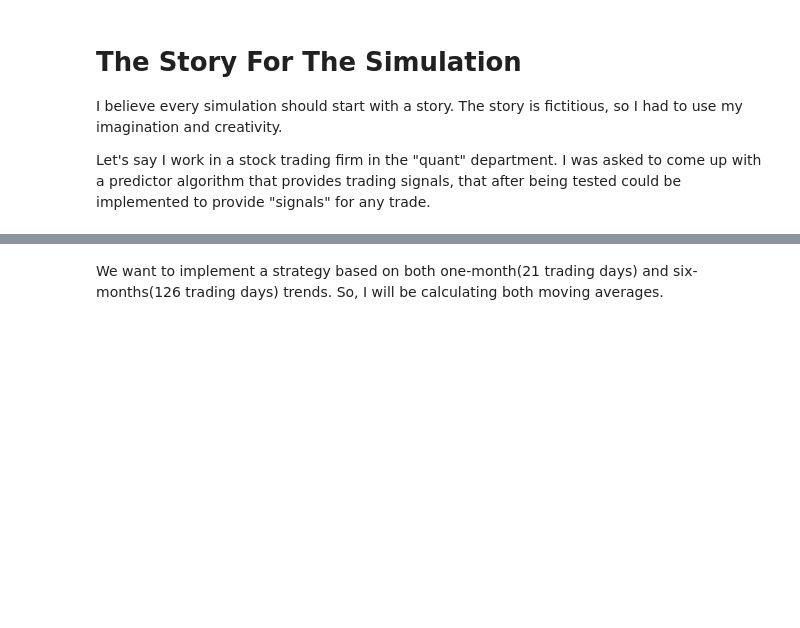
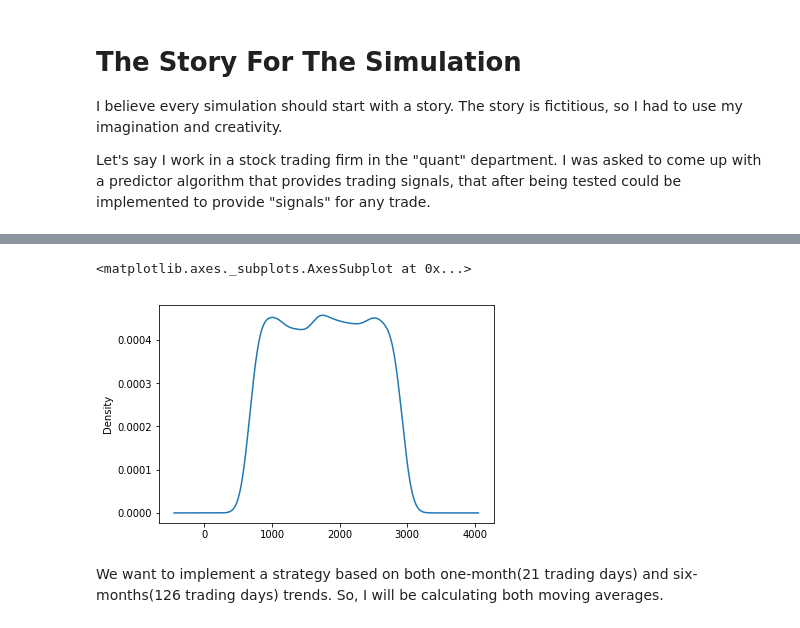
Before and after one commit to MarcoMen-Temp/Programming-Project, a Jupyter notebook: Programming.ipynb, the cells around one changed output, grey strips where cells are left out. Cells and saved outputs as stored; diff of their text form; code cells hidden in the pictures; blank space fills up the shorter version.

```diff
--- a/Programming.ipynb
+++ b/Programming.ipynb
@@ -69,3 +155,8 @@ SP500['Close'].plot(grid=True, figsize=(14,10))
+# %%
+simul_df['Close'].plot.density()
+# %% [output]
+<matplotlib.axes._subplots.AxesSubplot at 0x...>
+[figure, added]
 # %% [markdown]
 We want to implement a strategy based on both one-month(21 trading days) and six-months(126 trading days) trends. So, I will be calculating both moving averages.
 # %%
```
Also changed, not shown: parts of 40 cells of this notebook.
